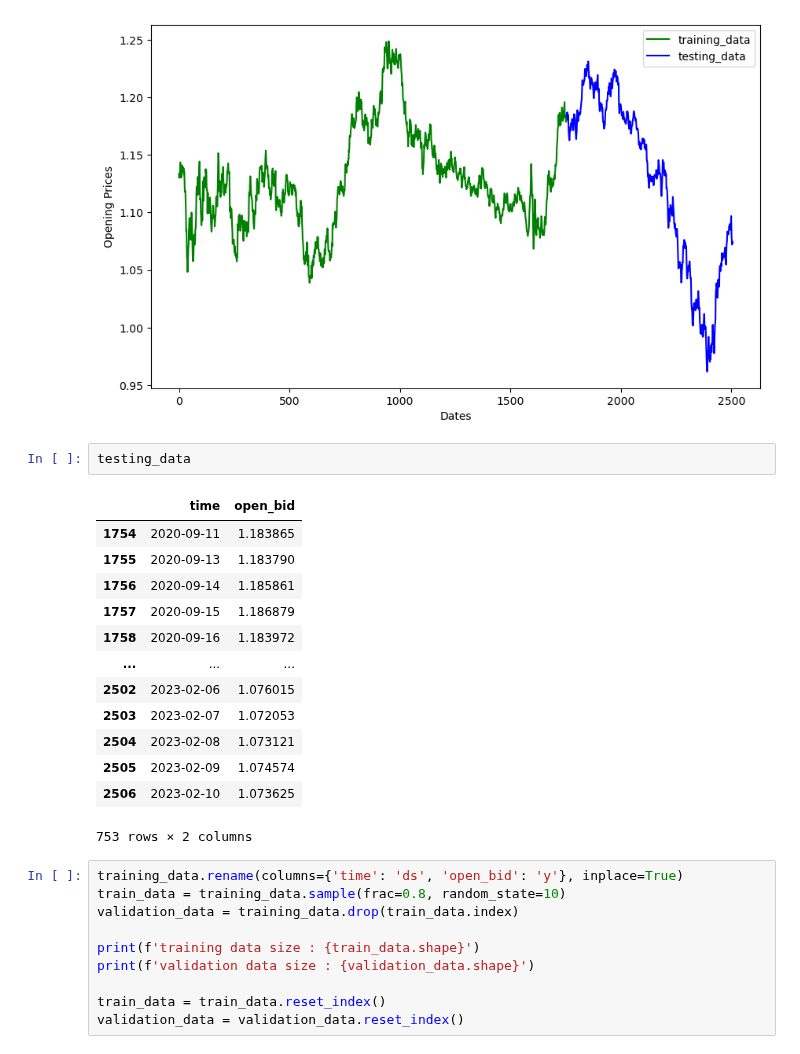
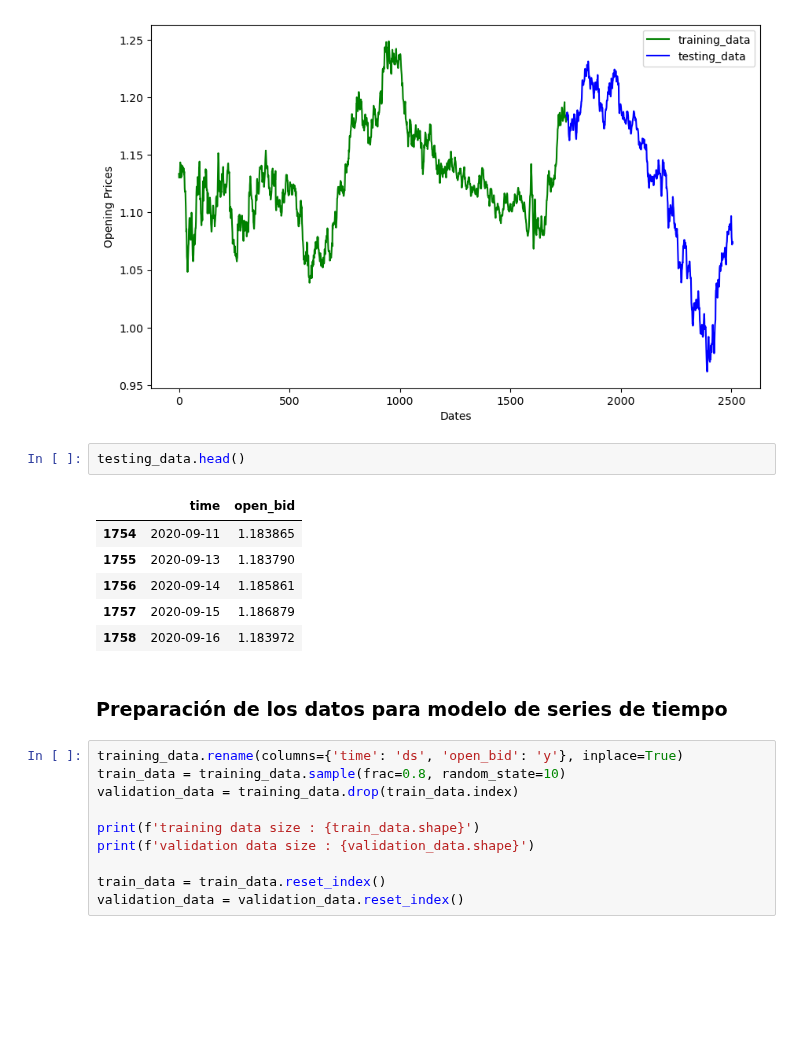
Before and after one commit to asasa293/limpieza_datos, a Jupyter notebook: TP4/datos/TP4_Moises_Prophet.ipynb, the cells around one changed output. Cells and saved outputs as stored; diff of their text form; blank space fills up the shorter version.

```diff
--- a/TP4/datos/TP4_Moises_Prophet.ipynb
+++ b/TP4/datos/TP4_Moises_Prophet.ipynb
@@ -125,21 +123,16 @@ plt.legend()
 <matplotlib.legend.Legend at 0x...>
 [figure]
 # %%
-testing_data
+testing_data.head()
 # %% [output]
 |  | time | open_bid |
 | 1754 | 2020-09-11 | 1.183865 |
 | 1755 | 2020-09-13 | 1.183790 |
 | 1756 | 2020-09-14 | 1.185861 |
 | 1757 | 2020-09-15 | 1.186879 |
 | 1758 | 2020-09-16 | 1.183972 |
-| ... | ... | ... |
-| 2502 | 2023-02-06 | 1.076015 |
-| 2503 | 2023-02-07 | 1.072053 |
-| 2504 | 2023-02-08 | 1.073121 |
-| 2505 | 2023-02-09 | 1.074574 |
-| 2506 | 2023-02-10 | 1.073625 |
-753 rows × 2 columns
+# %% [markdown]
+### Preparación de los datos para modelo de series de tiempo
 # %%
 training_data.rename(columns={'time': 'ds', 'open_bid': 'y'}, inplace=True)
 train_data = training_data.sample(frac=0.8, random_state=10)
```
Also changed, not shown: parts of 9 cells of this notebook.
